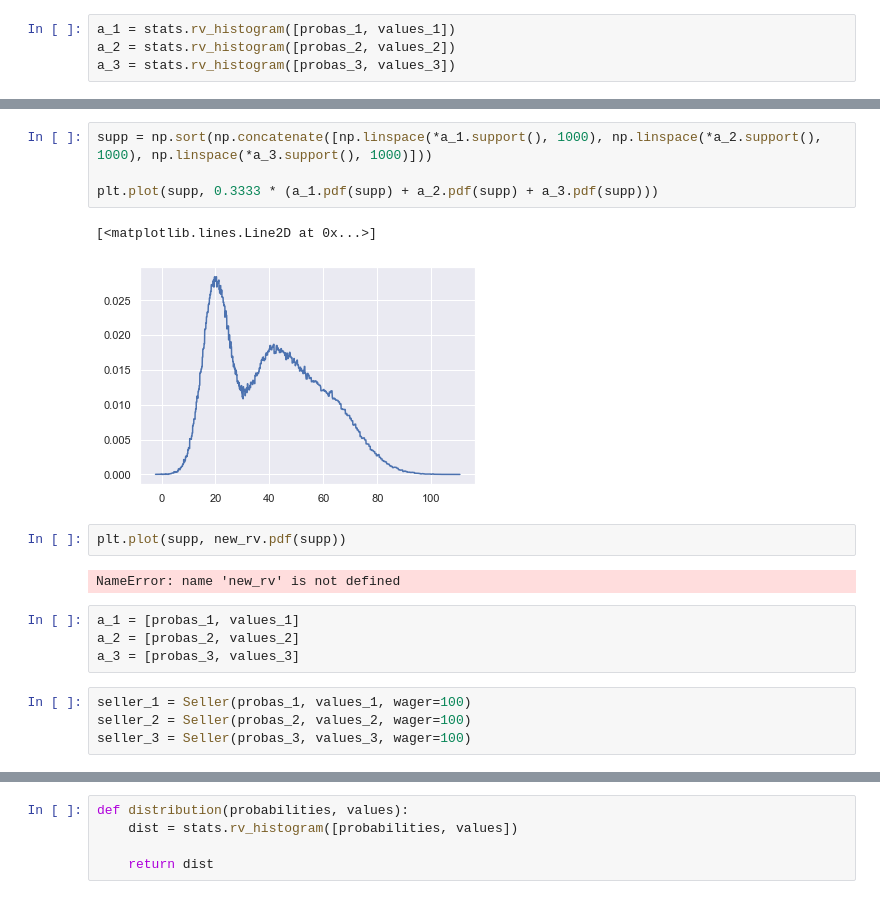
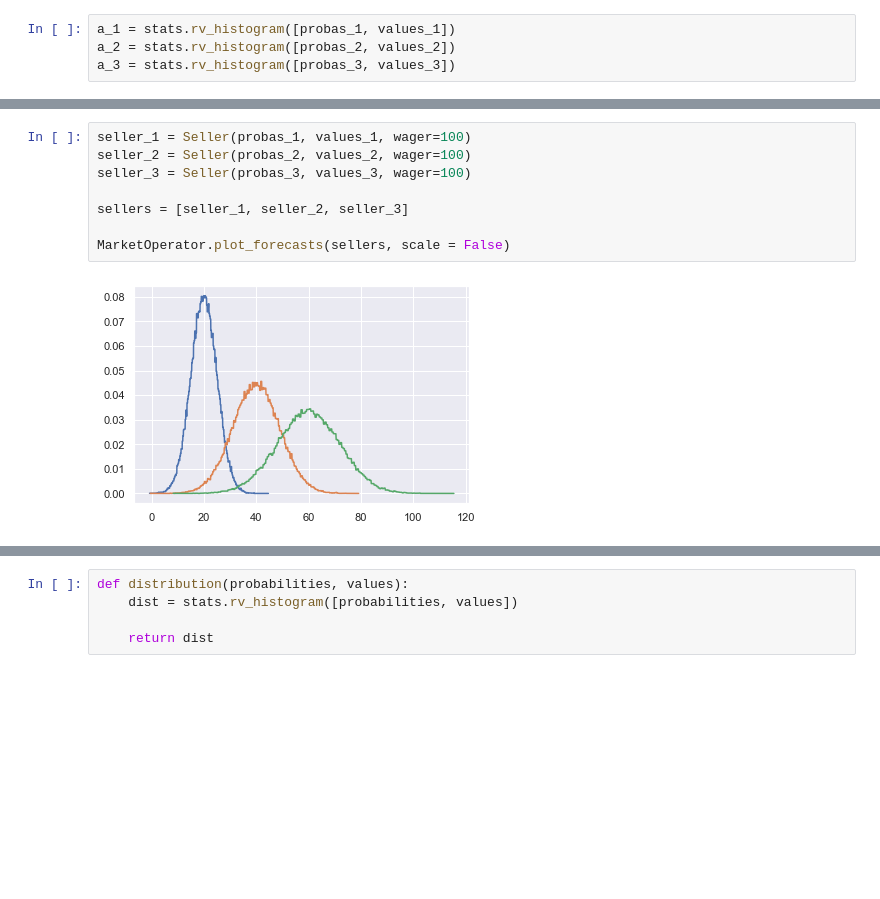
Before and after one commit to ishilov/data_market, a Jupyter notebook: first_test.ipynb, the cells around one changed output, grey strips where cells are left out. Saved outputs shown, nothing was run; the diff lists cells and outputs as text; blank space fills up the shorter version.

```diff
--- a/first_test.ipynb
+++ b/first_test.ipynb
@@ -127,19 +127,10 @@ fig;
-# %%
-supp = np.sort(np.concatenate([np.linspace(*a_1.support(), 1000), np.linspace(*a_2.support(), 1000), np.linspace(*a_3.support(), 1000)]))
-
-plt.plot(supp, 0.3333 * (a_1.pdf(supp) + a_2.pdf(supp) + a_3.pdf(supp)))
-# %% [output]
-[<matplotlib.lines.Line2D at 0x...>]
-[figure, removed]
-# %%
-plt.plot(supp, new_rv.pdf(supp))
-# %% [output]
-NameError: name 'new_rv' is not defined
-# %%
-a_1 = [probas_1, values_1]
-a_2 = [probas_2, values_2]
-a_3 = [probas_3, values_3]
 # %%
 seller_1 = Seller(probas_1, values_1, wager=100)
 seller_2 = Seller(probas_2, values_2, wager=100)
 seller_3 = Seller(probas_3, values_3, wager=100)
+
+sellers = [seller_1, seller_2, seller_3]
+
+MarketOperator.plot_forecasts(sellers, scale = False)
+# %% [output]
+[figure, added]
```
Also changed, not shown: parts of 17 cells of this notebook, 1 other file.
